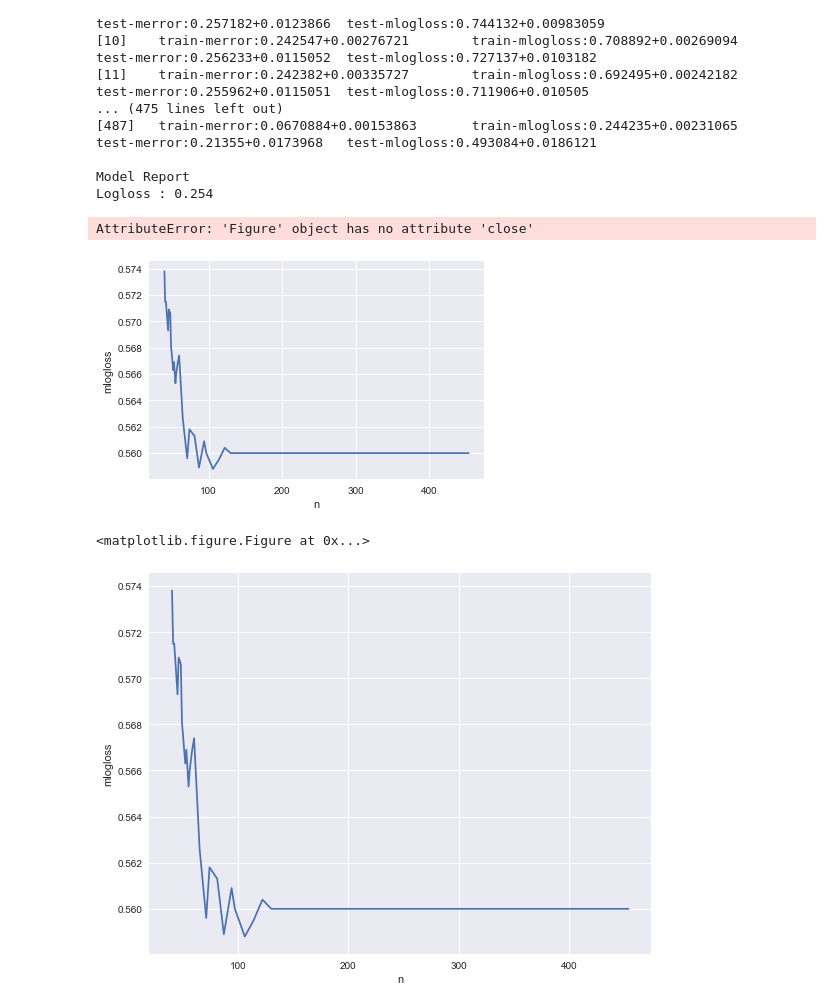
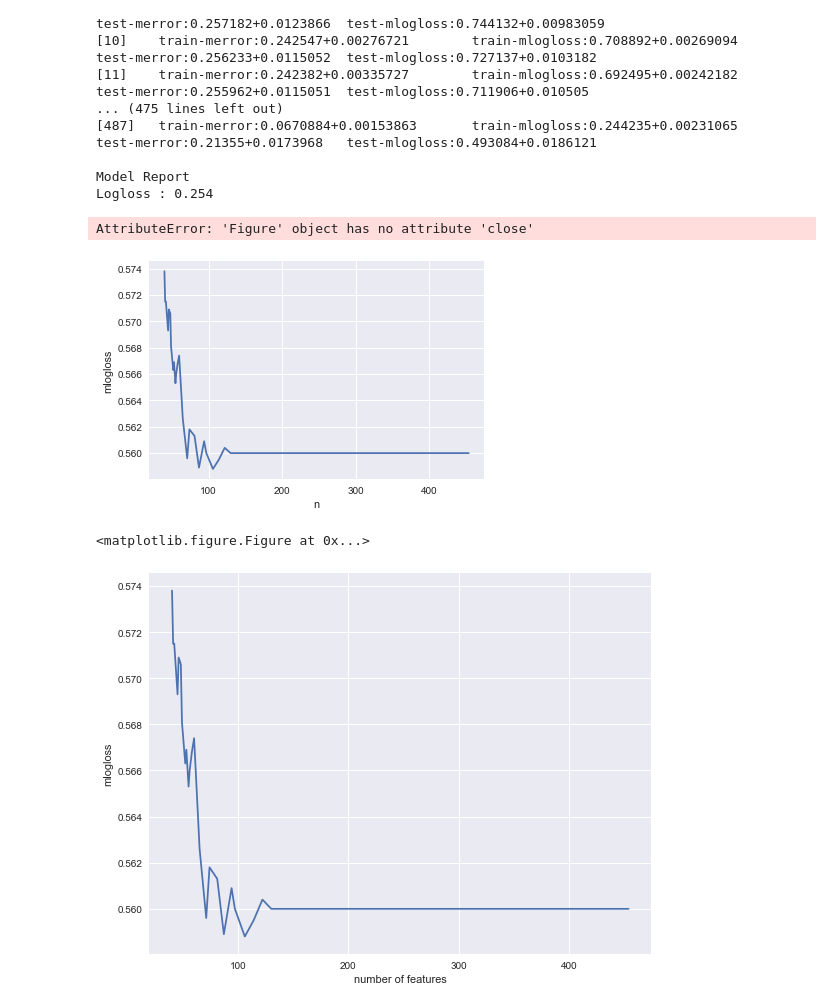
Before and after one commit to mlasy/Machine-Learning-Nanodegree-Udacity, a Jupyter notebook: capstone/Capstone_Project_Telstra.ipynb, the cells around one changed output. Drawn from its saved outputs; the diff is of its cells as text; code cells hidden in the pictures.

```diff
--- a/capstone/Capstone_Project_Telstra.ipynb
+++ b/capstone/Capstone_Project_Telstra.ipynb
@@ -675,32 +675,32 @@ final_pred.to_csv(path_or_buf='Telstra/final_pred.csv',index=False)
 # %%
 #Visualize Progress over time
 import datetime
 sot = pd.read_csv("feature_importance_logloss.csv")
 #print sot
 #dates = list(sot["Date"])
 x = sot['n']
 y = sot['log_loss']
 plt.xlabel('n')
 plt.ylabel('mlogloss')
 plt.plot(x,y)
 plt.figure(figsize=(7,8))
 
 #plt.gcf().autofmt_xdate()
 
 fig32 = plt.figure(figsize=(9,7))
 
 ax = fig32.add_subplot(111)
-ax.set_xlabel('n')
+ax.set_xlabel('number of features')
 ax.set_ylabel('mlogloss')
 ax.plot(x, y)
 fig32.savefig('fig32.png', dpi = 600)
 fig32.close()
 
 plt.show()
 
 # Do the plot code
 # %% [output]
 AttributeError: 'Figure' object has no attribute 'close'
 [figure]
 <matplotlib.figure.Figure at 0x...>
-[figure, old version]
+[figure, new version]
```
Also changed, not shown: 3 other files.
